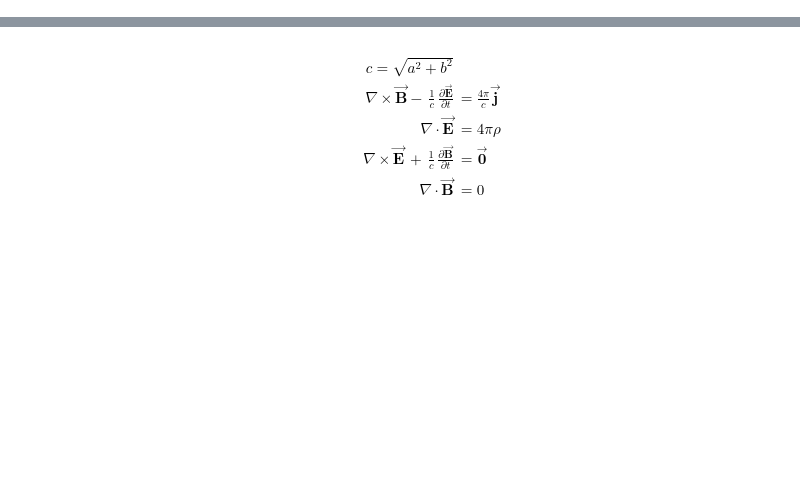
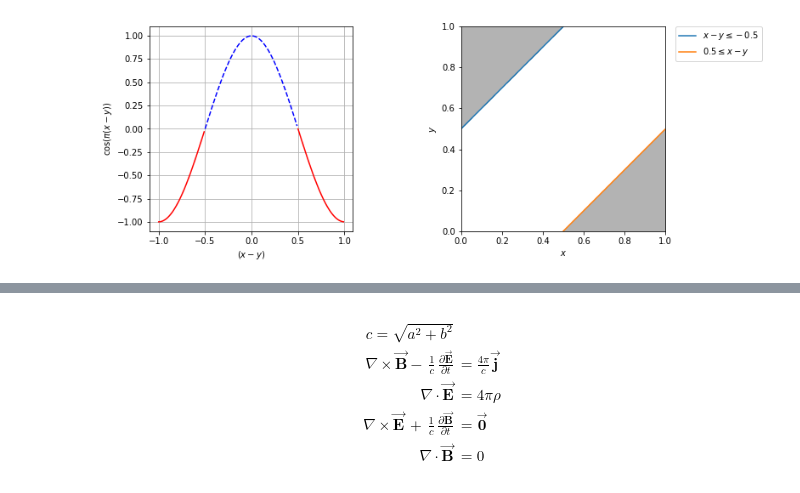
Before and after one commit to ivansetiawantky/welovemath, a Jupyter notebook: smak1/20200208_prob_sin2x/20200208_prob_sin2x.ipynb, the cells around one changed output, grey strips where cells are left out. Saved outputs shown, nothing was run; the diff lists cells and outputs as text; code cells hidden in the pictures; blank space fills up the shorter version.

```diff
--- a/smak1/20200208_prob_sin2x/20200208_prob_sin2x.ipynb
+++ b/smak1/20200208_prob_sin2x/20200208_prob_sin2x.ipynb
@@ -14,0 +172,49 @@ plt.show()
+# %%
+%matplotlib inline
+import numpy as np
+import matplotlib.pyplot as plt
+
+plt.subplot(1, 2, 1)
+xmy=np.arange(-1, -0.5, 0.01)
+cosxmy=np.cos(np.pi*xmy)
+plt.plot(xmy,cosxmy, "r-")
+xmy=np.arange(-0.5, 0.5, 0.01)
+cosxmy=np.cos(np.pi*xmy)
+plt.plot(xmy,cosxmy, "b--")
+xmy=np.arange(0.5, 1.0, 0.01)
+cosxmy=np.cos(np.pi*xmy)
+plt.plot(xmy,cosxmy, "r-")
+plt.xlabel("$(x-y)$")
+plt.ylabel("$\cos(\pi(x-y))$")
+plt.axis('scaled')
+plt.grid(True)
+
+plt.subplot(1, 2, 2)
+# plot the feasible region
+d = np.linspace(-2,2,1000)
+x,y = np.meshgrid(d,d)
+plt.imshow( ( ((y>=0) & (y<=1) & (x>=0) & (x<=1) & (y<=x+1) & (y>= x+0.5)) |
+            ((y>=0) & (y<=1) & (x>=0) & (x<=1) & (y<=x-0.5) & (y>= x-1.0)) ) .astype(int) ,
+                extent=(x.min(),x.max(),y.min(),y.max()),origin="lower", cmap="Greys", alpha = 0.3);
+
+# plot the lines defining the constraints
+x = np.linspace(-2, 2, 2000)
+y1 = x + 0.5
+y2 = x - 0.5
+
+# Make plot
+plt.plot(x, y1, label=r'$x-y \leq -0.5$')
+plt.plot(x, y2, label=r'$0.5 \leq x-y$')
+plt.axis("scaled")
+# plt.grid(True)
+plt.xlim(0,1)
+plt.ylim(0,1)
+plt.legend(bbox_to_anchor=(1.05, 1), loc=2, borderaxespad=0.)
+plt.xlabel(r'$x$')
+plt.ylabel(r'$y$')
+
+#plt.tight_layout()
+plt.tight_layout(rect=[0, 0.03, 2, 0.95])
+plt.show()
+# %% [output]
+[figure, added]
```
Also changed, not shown: parts of 26 cells of this notebook, 1 other file.
